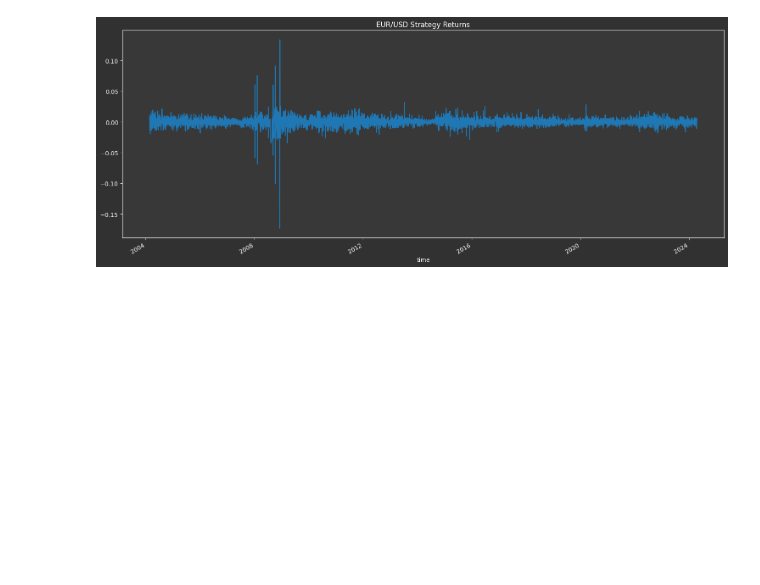
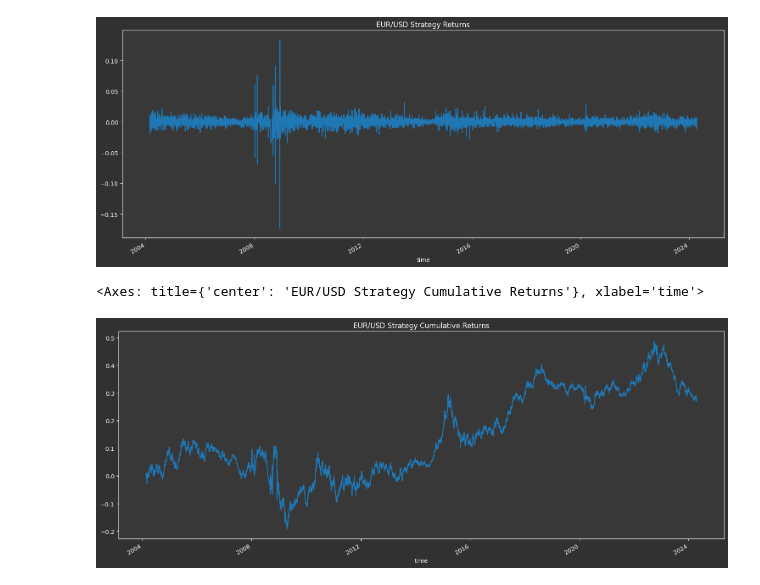
Before and after one commit to BernardoAguayoOrtega/algo-trading-from-a-to-z, a Jupyter notebook: yfinance.ipynb, the cells around one changed output. Drawn from its saved outputs; the diff is of its cells as text; code cells hidden in the pictures; blank space fills up the shorter version.

```diff
--- a/yfinance.ipynb
+++ b/yfinance.ipynb
@@ -163,3 +163,8 @@ df["return"].plot(figsize=(15, 6), title="EUR/USD Strategy Returns")
 # %% [output]
 <Axes: title={'center': 'EUR/USD Strategy Returns'}, xlabel='time'>
 [figure]
+# %%
+df["return"].cumsum().plot(figsize=(15, 6), title="EUR/USD Strategy Cumulative Returns")
+# %% [output]
+<Axes: title={'center': 'EUR/USD Strategy Cumulative Returns'}, xlabel='time'>
+[figure, added]
```
